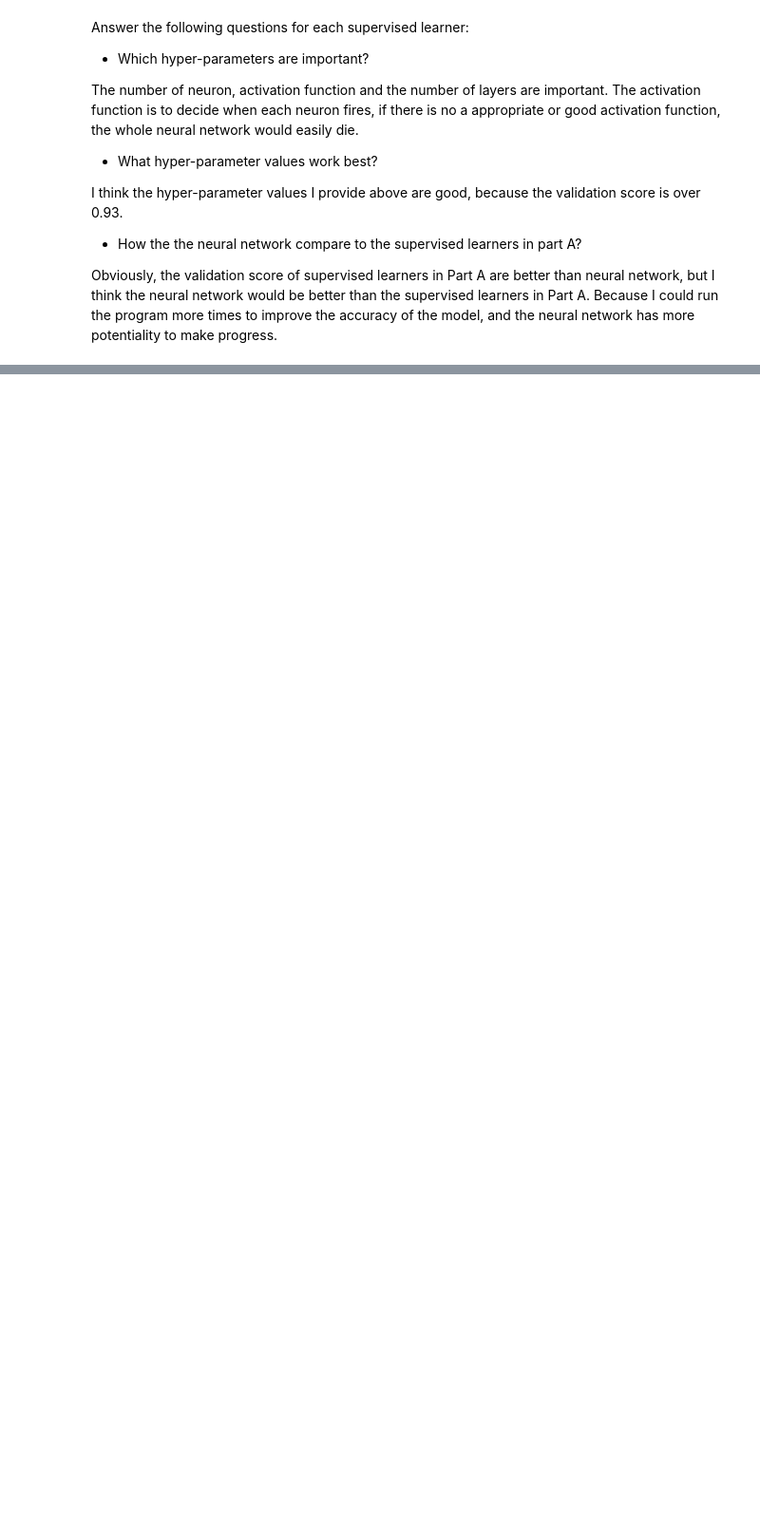
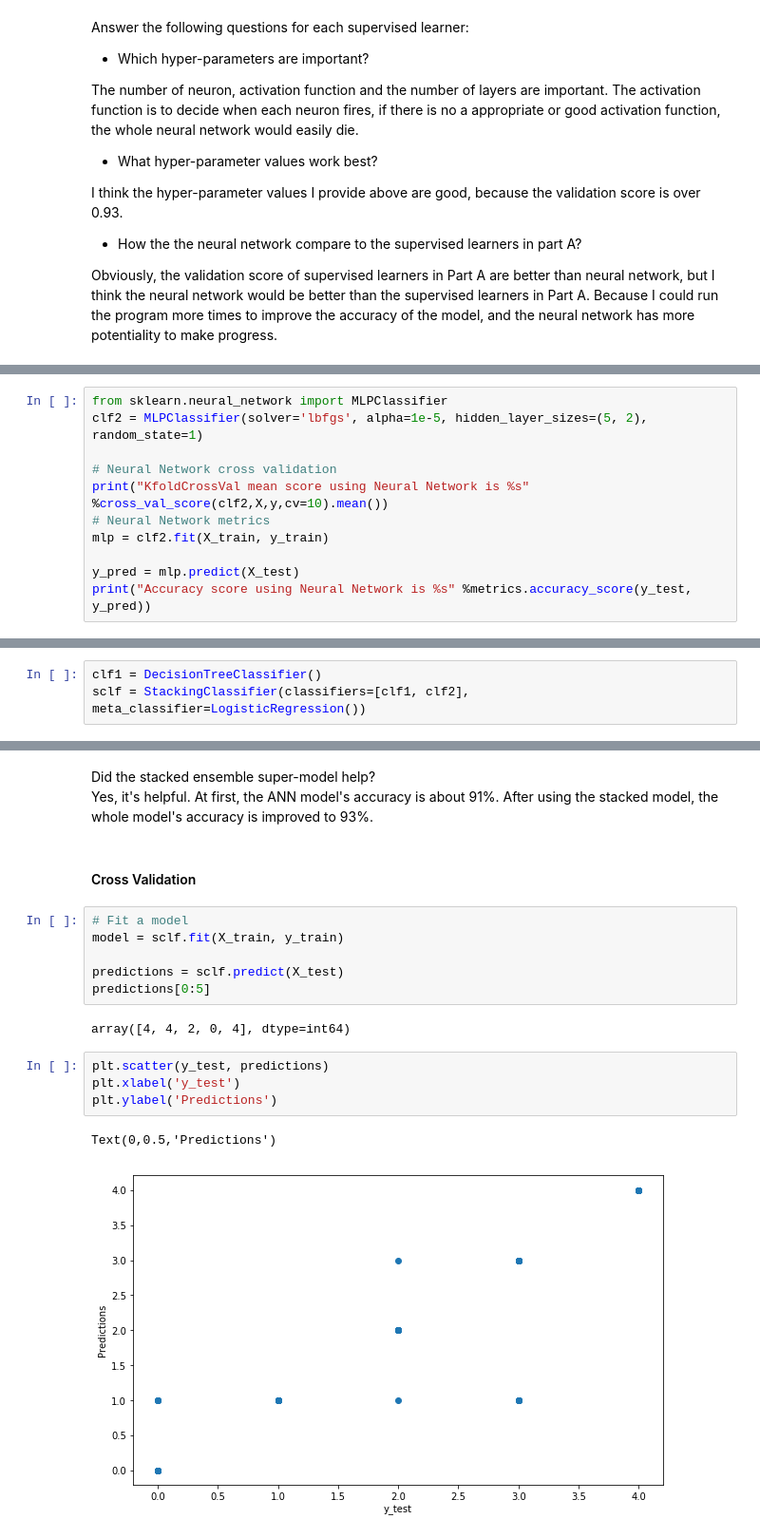
Before and after one commit to MohaoLi/academicprojects, a Jupyter notebook: DetectionofAirQualityusingMachingLearning/Part 3.ipynb, the cells around one changed output, grey strips where cells are left out. Shown: that part at 95% size. Cells and saved outputs as stored; diff of their text form; blank space fills up the shorter version.

```diff
--- a/DetectionofAirQualityusingMachingLearning/Part 3.ipynb
+++ b/DetectionofAirQualityusingMachingLearning/Part 3.ipynb
@@ -384,0 +385,11 @@ Generate a stacked ensemble super-model for the best learners in parts A & B: Di
+# %%
+from sklearn.neural_network import MLPClassifier
+clf2 = MLPClassifier(solver='lbfgs', alpha=1e-5, hidden_layer_sizes=(5, 2), random_state=1)
+
+# Neural Network cross validation
+print("KfoldCrossVal mean score using Neural Network is %s" %cross_val_score(clf2,X,y,cv=10).mean())
+# Neural Network metrics
+mlp = clf2.fit(X_train, y_train)
+
+y_pred = mlp.predict(X_test)
+print("Accuracy score using Neural Network is %s" %metrics.accuracy_score(y_test, y_pred))
@@ -384,0 +406,3 @@ Generate a stacked ensemble super-model for the best learners in parts A & B: Di
+# %%
+clf1 = DecisionTreeClassifier()
+sclf = StackingClassifier(classifiers=[clf1, clf2], meta_classifier=LogisticRegression())
@@ -384,0 +426,20 @@ Generate a stacked ensemble super-model for the best learners in parts A & B: Di
+# %% [markdown]
+Did the stacked ensemble super-model help?
+Yes, it's helpful. At first, the ANN model's accuracy is about 91%. After using the stacked model, the whole model's accuracy is improved to 93%.
+# %% [markdown]
+#### Cross Validation
+# %%
+# Fit a model
+model = sclf.fit(X_train, y_train)
+
+predictions = sclf.predict(X_test)
+predictions[0:5]
+# %% [output]
+array([4, 4, 2, 0, 4], dtype=int64)
+# %%
+plt.scatter(y_test, predictions)
+plt.xlabel('y_test')
+plt.ylabel('Predictions')
+# %% [output]
+Text(0,0.5,'Predictions')
+[figure, added]
```
Also changed, not shown: parts of 11 cells of this notebook.
